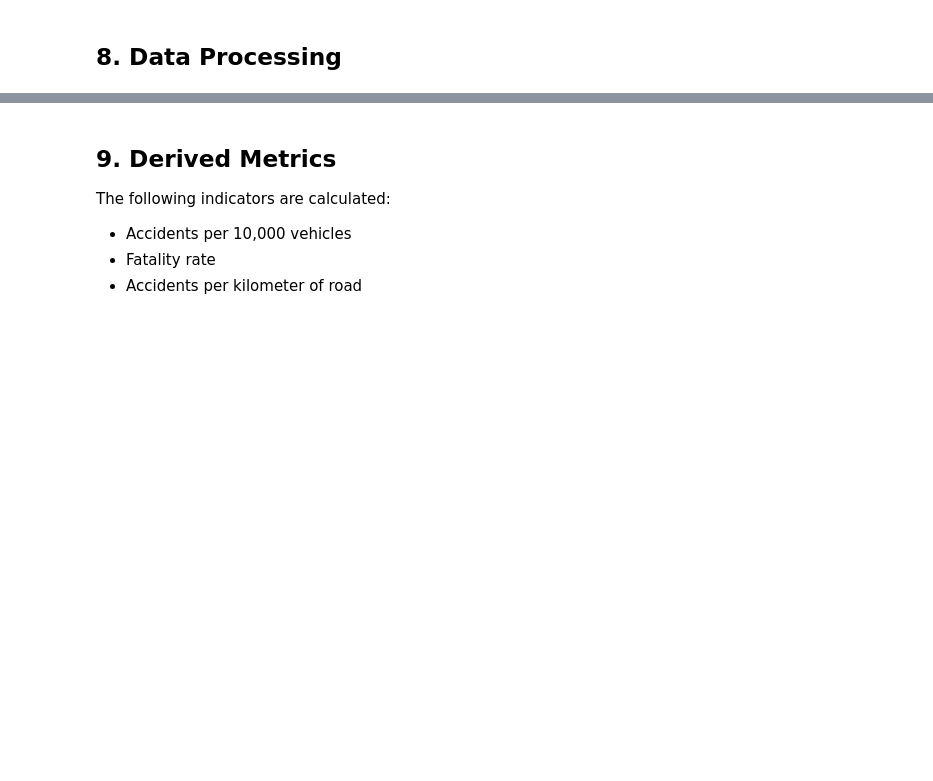
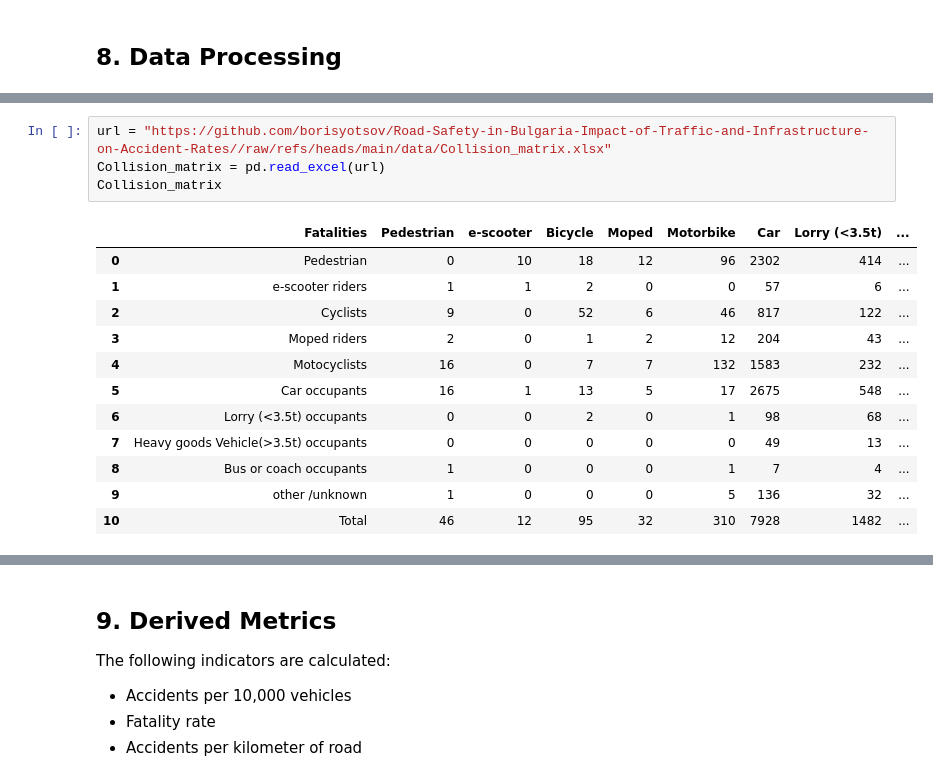
Before and after one commit to borisyotsov/Road-Safety-in-Bulgaria-Impact-of-Traffic-and-Infrastructure-on-Accident-Rates, a Jupyter notebook: Road_Safety_Project.ipynb, the cells around one changed output, grey strips where cells are left out. Saved outputs shown, nothing was run; the diff lists cells and outputs as text; blank space fills up the shorter version.

```diff
--- a/Road_Safety_Project.ipynb
+++ b/Road_Safety_Project.ipynb
@@ -160,0 +294,17 @@ import matplotlib.pyplot as plt
+# %%
+url = "https://github.com/borisyotsov/Road-Safety-in-Bulgaria-Impact-of-Traffic-and-Infrastructure-on-Accident-Rates//raw/refs/heads/main/data/Collision_matrix.xlsx"
+Collision_matrix = pd.read_excel(url)
+Collision_matrix
+# %% [output]
+|  | Fatalities | Pedestrian | e-scooter | Bicycle | Moped | Motorbike | Car | Lorry (<3.5t) | ... |
+| 0 | Pedestrian | 0 | 10 | 18 | 12 | 96 | 2302 | 414 | ... |
+| 1 | e-scooter riders | 1 | 1 | 2 | 0 | 0 | 57 | 6 | ... |
+| 2 | Cyclists | 9 | 0 | 52 | 6 | 46 | 817 | 122 | ... |
+| 3 | Moped riders | 2 | 0 | 1 | 2 | 12 | 204 | 43 | ... |
+| 4 | Motocyclists | 16 | 0 | 7 | 7 | 132 | 1583 | 232 | ... |
+| 5 | Car occupants | 16 | 1 | 13 | 5 | 17 | 2675 | 548 | ... |
+| 6 | Lorry (<3.5t) occupants | 0 | 0 | 2 | 0 | 1 | 98 | 68 | ... |
+| 7 | Heavy goods Vehicle(>3.5t) occupants | 0 | 0 | 0 | 0 | 0 | 49 | 13 | ... |
+| 8 | Bus or coach occupants | 1 | 0 | 0 | 0 | 1 | 7 | 4 | ... |
+| 9 | other /unknown | 1 | 0 | 0 | 0 | 5 | 136 | 32 | ... |
+| 10 | Total | 46 | 12 | 95 | 32 | 310 | 7928 | 1482 | ... |
```
Also changed, not shown: parts of 11 cells of this notebook.
